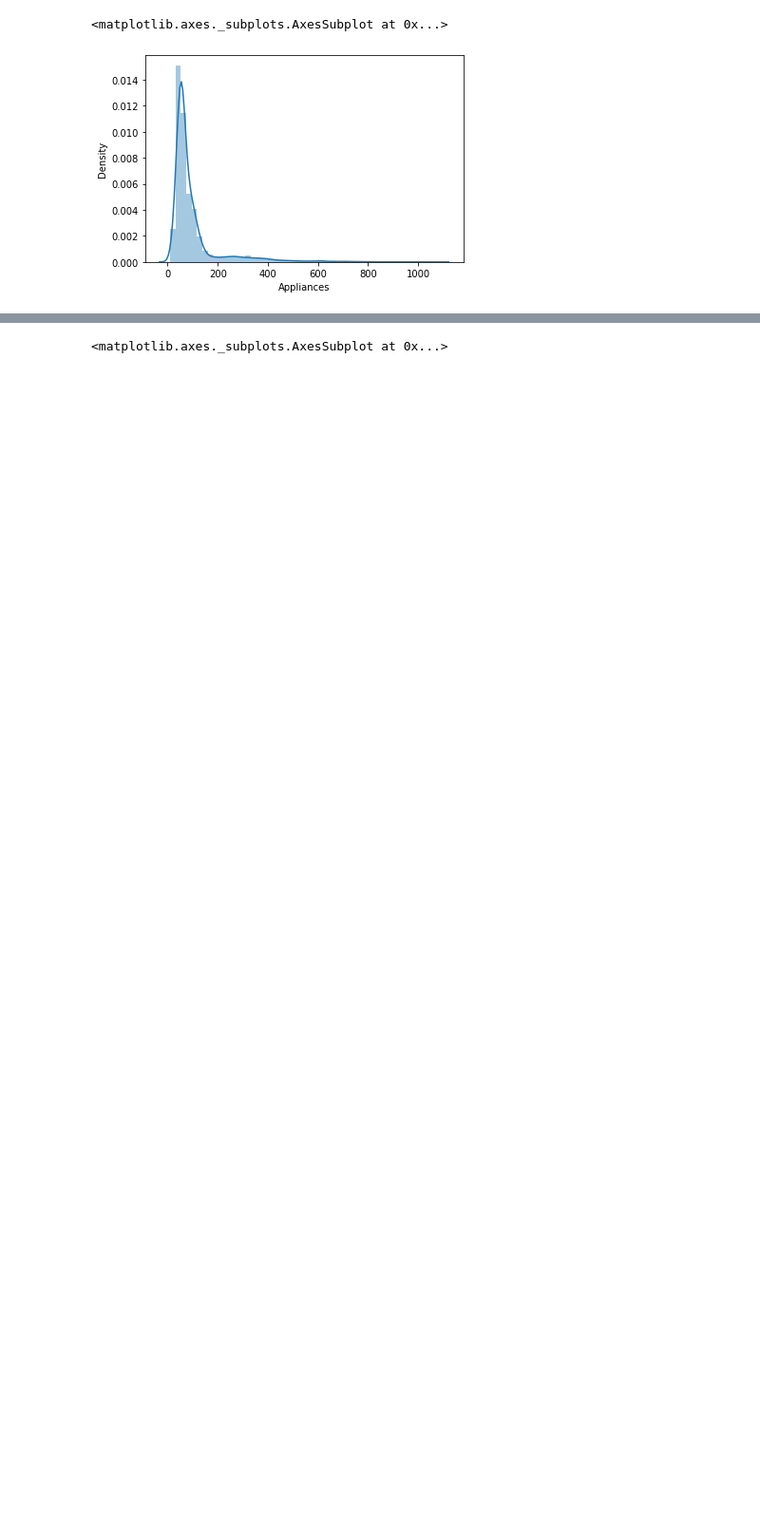
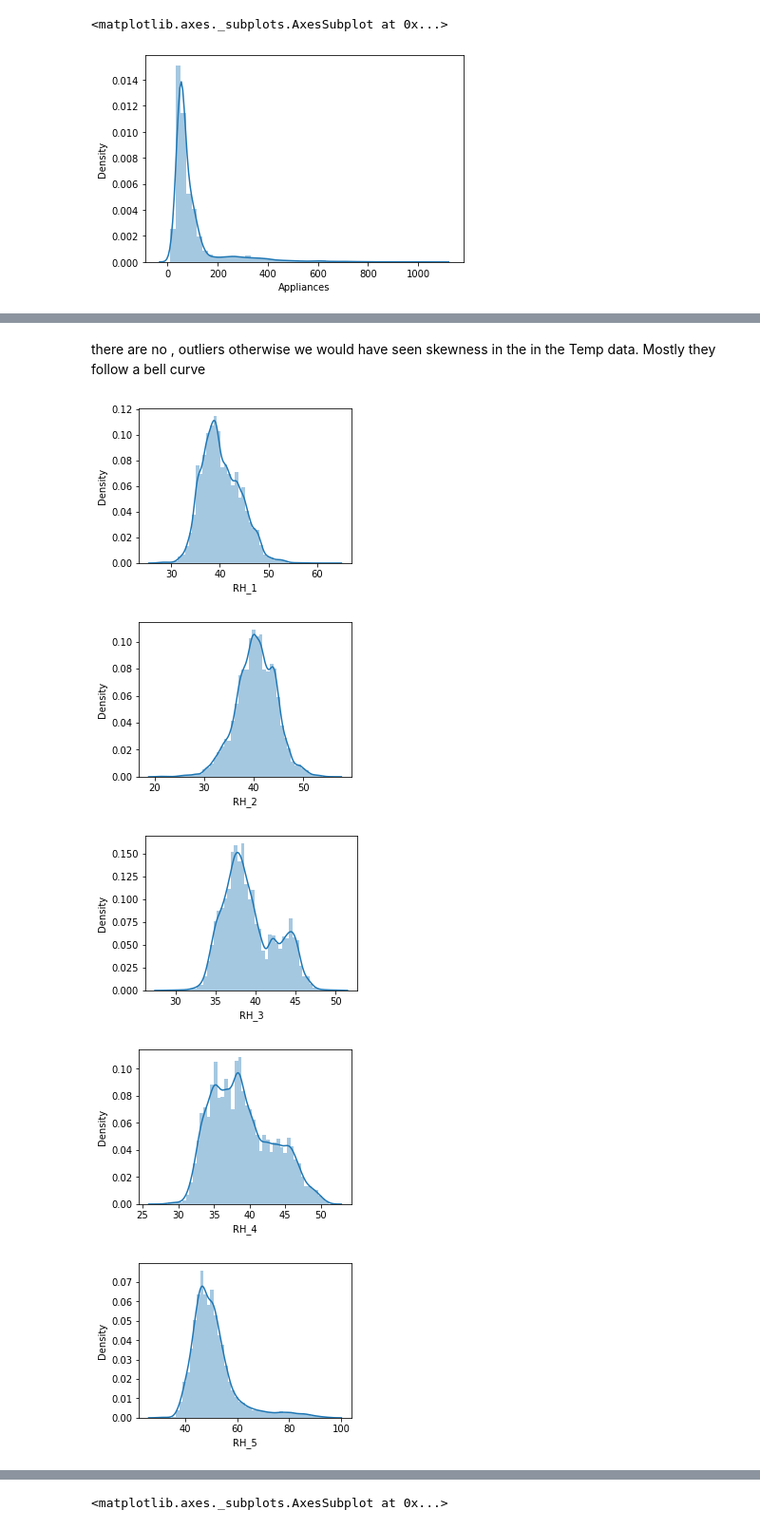
Before and after one commit to Shubhankitsirvaiya/Appliance-Energy-Prediction, a Jupyter notebook: Capstone_Project_Regression.ipynb, the cells around one changed output, grey strips where cells are left out. Shown at 95% size. Cells and saved outputs as stored; diff of their text form; code cells hidden in the pictures; blank space fills up the shorter version.

```diff
--- a/Capstone_Project_Regression.ipynb
+++ b/Capstone_Project_Regression.ipynb
@@ -111,0 +179,13 @@ sns.distplot(df['Appliances'])
+# %% [markdown]
+there are no , outliers otherwise we would have seen skewness in the in the Temp data.
+Mostly they follow a bell curve
+# %%
+for i in hum_col:
+  plt.figure(figsize=(4,3))
+  sns.distplot(df[i])
+# %% [output]
+[figure, added]
+[figure, added]
+[figure, added]
+[figure, added]
+[figure, added]
```
Also changed, not shown: parts of 85 cells of this notebook.
